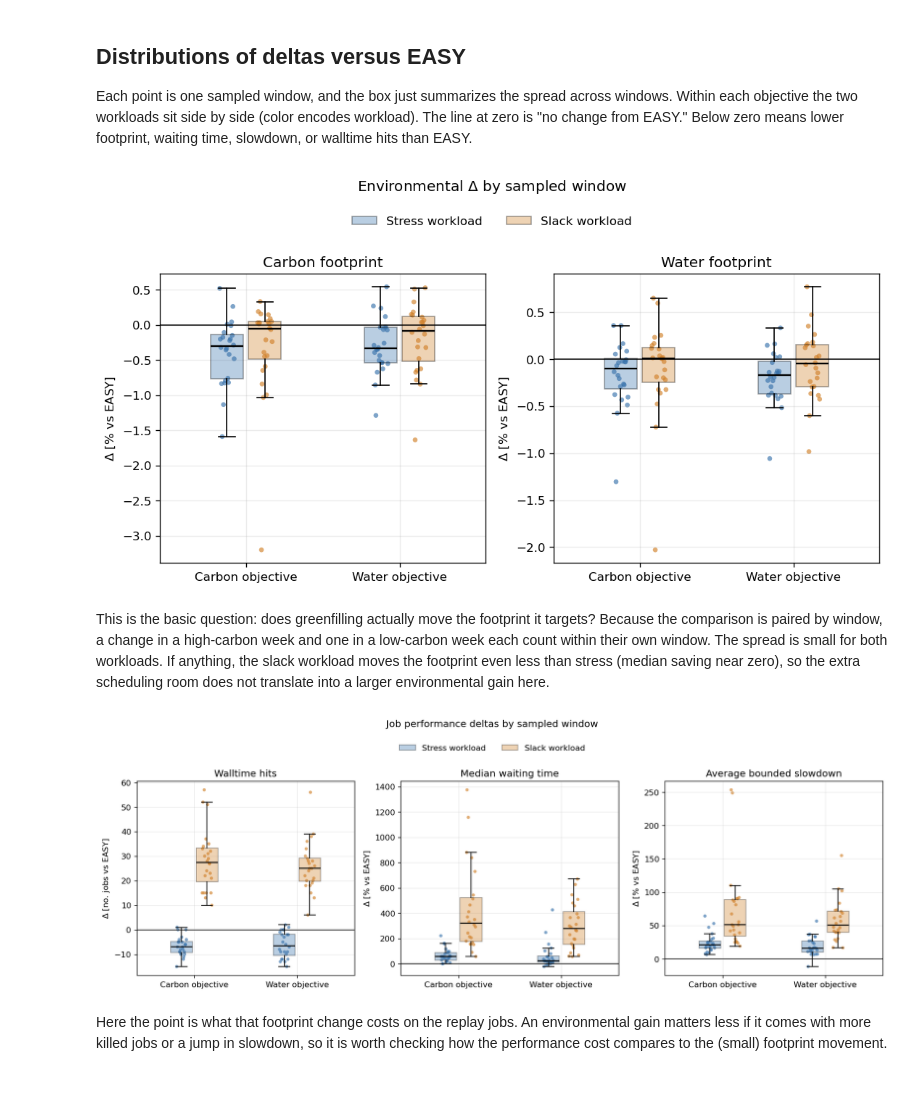
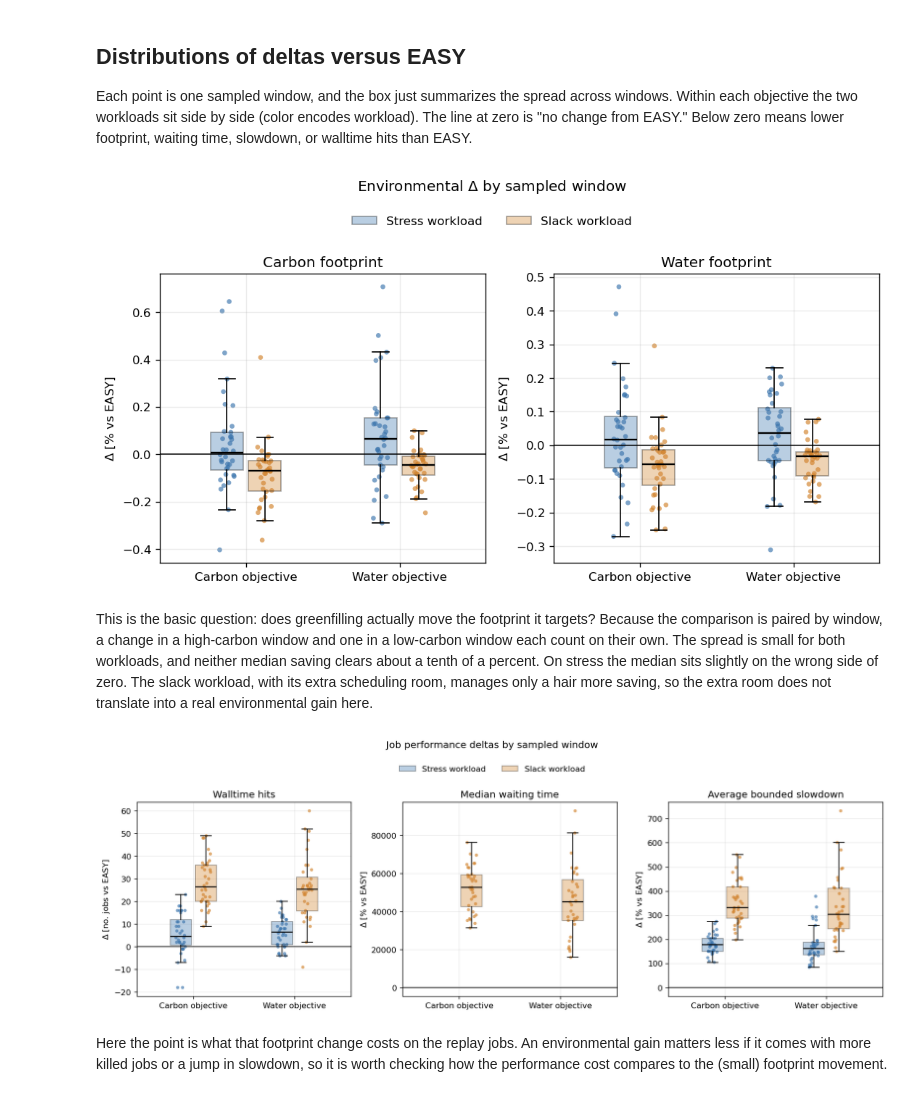
Before and after one commit to Lucas-Doctorate-Project/experimental-artifacts, a Jupyter notebook: analysis/greenfilling_tradeoffs.ipynb, the cells around one changed output. Cells and saved outputs as stored; diff of their text form; code cells hidden in the pictures.

```diff
--- a/analysis/greenfilling_tradeoffs.ipynb
+++ b/analysis/greenfilling_tradeoffs.ipynb
@@ -224,32 +118,7 @@ bounded slowdown floor: 10 seconds
 # %%
-job_metrics = (
-    jobs.groupby(["name", "variant", "workload_label", "zone", "start_date", "job_kind"], observed=True)
-    .agg(
-        jobs=("job_id", "size"),
-        succeeded=("succeeded", "sum"),
-        walltime_reached=("walltime_reached", "sum"),
-        success_rate=("succeeded", "mean"),
-        median_waiting_time=("waiting_time", "median"),
-        p95_waiting_time=("waiting_time", lambda values: values.quantile(0.95)),
-        mean_bounded_slowdown=("bounded_slowdown", "mean"),
-    )
-    .reset_index()
-)
+job_metrics = ca.build_job_metrics(jobs)
 
-display(
-    job_metrics.groupby(["workload_label", "variant", "job_kind"], observed=True)
-    .agg(
-        runs=("name", "nunique"),
-        jobs_per_run=("jobs", "median"),
-        median_success_rate=("success_rate", "median"),
-        min_success_rate=("success_rate", "min"),
-        max_success_rate=("success_rate", "max"),
-        median_walltime_reached=("walltime_reached", "median"),
-        median_bounded_slowdown=("mean_bounded_slowdown", "median"),
-    )
-    .round(3)
-)
-
+display(ca.summarize_job_metrics(job_metrics))
 display(job_metrics.head())
 # %% [output]
 |  |  |  | runs | jobs_per_run | median_success_rate | min_success_rate | ... |
@@ -514,44 +191,13 @@ def plot_delta_boxes(data, metrics, titles, ylabels, figure_title):
 # %%
-environmental_metrics = [
-    "total_carbon_footprint_delta_pct",
-    "total_water_footprint_delta_pct",
-]
-environmental_titles = ["Carbon footprint", "Water footprint"]
-environmental_ylabels = [r"$\Delta$ [% vs EASY]"] * len(environmental_metrics)
-
-plot_delta_boxes(
-    easy_comparisons,
-    environmental_metrics,
-    environmental_titles,
-    environmental_ylabels,
-    r"Environmental $\Delta$ by sampled window",
-);
+ca.plot_environmental_deltas(paired_comparisons);
 # %% [output]
-[figure, old version]
+[figure, new version]
 # %% [markdown]
-This is the basic question: does greenfilling actually move the footprint it targets? Because the comparison is paired by window, a change in a high-carbon week and one in a low-carbon week each count within their own window. The spread is small for both workloads. If anything, the slack workload moves the footprint even less than stress (median saving near zero), so the extra scheduling room does not translate into a larger environmental gain here.
+This is the basic question: does greenfilling actually move the footprint it targets? Because the comparison is paired by window, a change in a high-carbon window and one in a low-carbon window each count on their own. The spread is small for both workloads, and neither median saving clears about a tenth of a percent. On stress the median sits slightly on the wrong side of zero. The slack workload, with its extra scheduling room, manages only a hair more saving, so the extra room does not translate into a real environmental gain here.
 # %%
-performance_metrics = [
-    "replay_walltime_reached_delta",
-    "replay_median_waiting_time_delta_pct",
-    "replay_mean_bounded_slowdown_delta_pct",
-]
-performance_titles = [
-    "Walltime hits",
-    "Median waiting time",
-    "Average bounded slowdown",
-]
-performance_ylabels = [r"$\Delta$ [no. jobs vs EASY]"] + [r"$\Delta$ [% vs EASY]"] * 2
-
-plot_delta_boxes(
-    easy_comparisons,
-    performance_metrics,
-    performance_titles,
-    performance_ylabels,
-    "Job performance deltas by sampled window",
-);
+ca.plot_performance_deltas(paired_comparisons);
 # %% [output]
-[figure, old version]
+[figure, new version]
 # %% [markdown]
 Here the point is what that footprint change costs on the replay jobs. An environmental gain matters less if it comes with more killed jobs or a jump in slowdown, so it is worth checking how the performance cost compares to the (small) footprint movement.
 # %% [markdown]
```
Also changed, not shown: parts of 18 cells of this notebook, 2 other files.
